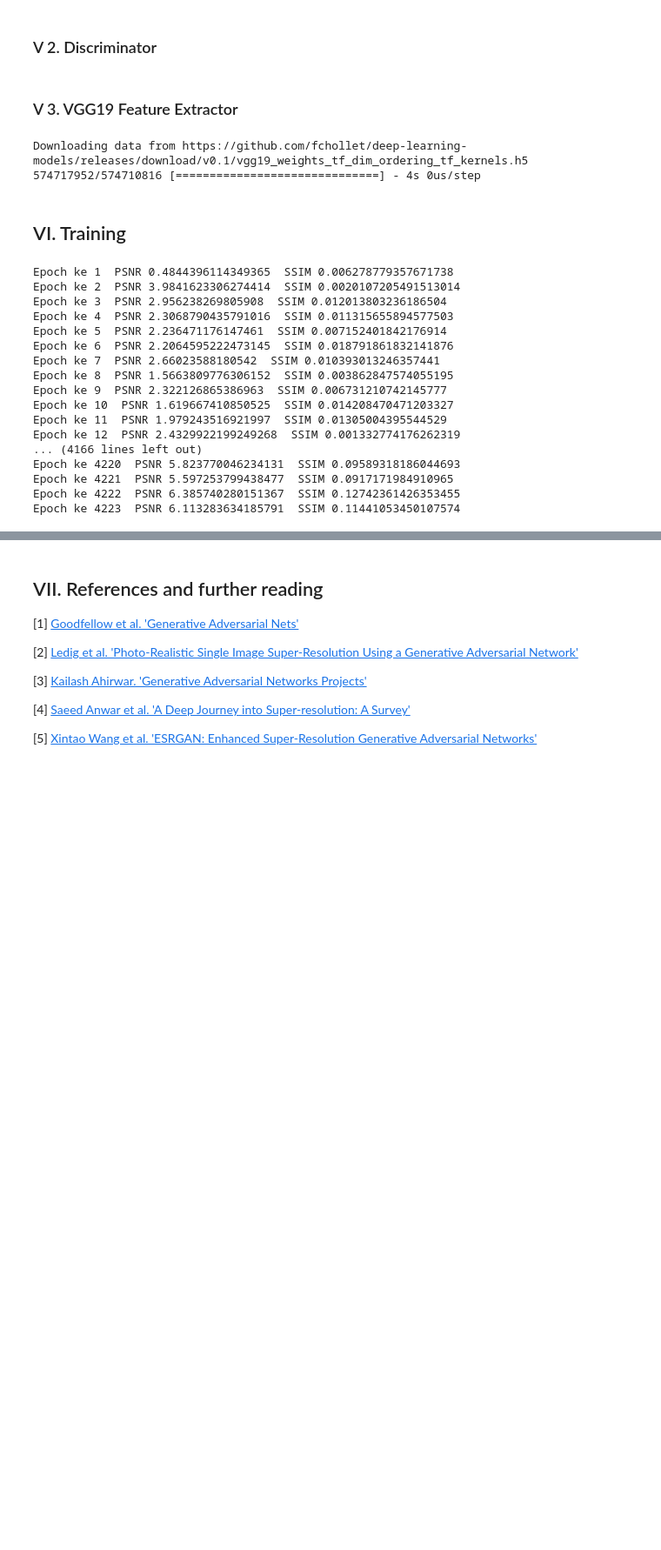
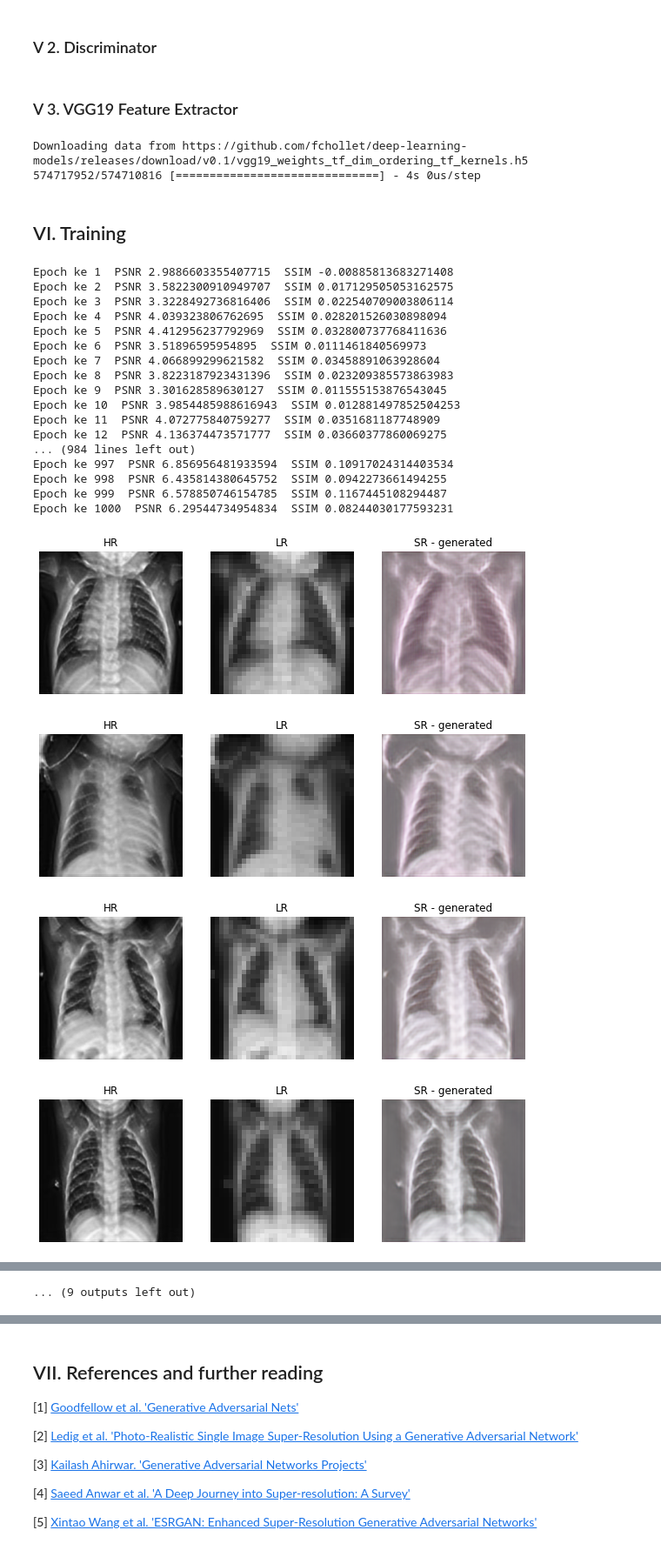
Before and after one commit to mmasdar/SR-GANs-for-Medical-Image, a Jupyter notebook: srgan-for-enhancing-oct-image-resolution.ipynb, the cells around one changed output, grey strips where cells are left out. Shown at 87% size. Drawn from its saved outputs; the diff is of its cells as text; code cells hidden in the pictures; blank space fills up the shorter version.

Commit message:
SRGAN for Enhancing CXR image resolution | Version 2

```diff
--- a/srgan-for-enhancing-oct-image-resolution.ipynb
+++ b/srgan-for-enhancing-oct-image-resolution.ipynb
@@ -98,13 +98,13 @@ VAL_PATH = r'/kaggle/input/generated-images-xray/'
 TEST_PATH = r'/kaggle/input/generated-images-xray/'
 data_path = TRAIN_PATH
 
-epochs = 5000
+epochs = 5
 
 # batch size equals to 8 (due to RAM limits)
 batch_size = 8
 
 # define the shape of low resolution image (LR)
-low_resolution_shape = (64, 64, 3)
+low_resolution_shape = (32, 32, 3)
 
 # define the shape of high resolution image (HR)
 high_resolution_shape = (256, 256, 3)
@@ -543,7 +618,7 @@ ssim = {'ssim_quality': []}
 # %%
 # training loop
 
-for epoch in range(epochs):
+for epoch in range(1000):
 
     d_history = []
     g_history = []
@@ -553,7 +628,6 @@ for epoch in range(epochs):
     """
     Train the discriminator network
     """
-
     hr_images, lr_images = sample_images(image_list,
                                          batch_size=batch_size,
                                          low_resolution_shape=low_resolution_shape,
@@ -612,48 +686,51 @@ for epoch in range(epochs):
     ssim['ssim_quality'].append(ss)
 
     data_ke = epoch + 1
     print("Epoch ke {}  PSNR {}  SSIM {}".format(data_ke, ps.numpy(), ss.numpy()))
 
 
 
     """
         save and print image samples
     """
-
     if epoch % 50 == 0:
 
         hr_images, lr_images = sample_images(image_list,
                                              batch_size=batch_size,
                                              low_resolution_shape=low_resolution_shape,
                                              high_resolution_shape=high_resolution_shape)
 
 
         # normalize the images
         hr_images = hr_images / 127.5 - 1.
         lr_images = lr_images / 127.5 - 1.
 
 
         generated_images = generator.predict_on_batch(lr_images)
 
         for index, img in enumerate(generated_images):
             if index < 1:   # comment this line to display all the images
                 save_images(hr_images[index], lr_images[index], img,
                             path="/kaggle/working/img_{}_{}".format(epoch, index))
 # %% [output]
-Epoch ke 1  PSNR 0.4844396114349365  SSIM 0.006278779357671738
-Epoch ke 2  PSNR 3.9841623306274414  SSIM 0.0020107205491513014
-Epoch ke 3  PSNR 2.956238269805908  SSIM 0.012013803236186504
-Epoch ke 4  PSNR 2.3068790435791016  SSIM 0.011315655894577503
-Epoch ke 5  PSNR 2.236471176147461  SSIM 0.007152401842176914
-Epoch ke 6  PSNR 2.2064595222473145  SSIM 0.018791861832141876
-Epoch ke 7  PSNR 2.66023588180542  SSIM 0.010393013246357441
-Epoch ke 8  PSNR 1.5663809776306152  SSIM 0.003862847574055195
-Epoch ke 9  PSNR 2.322126865386963  SSIM 0.006731210742145777
-Epoch ke 10  PSNR 1.619667410850525  SSIM 0.014208470471203327
-Epoch ke 11  PSNR 1.979243516921997  SSIM 0.01305004395544529
-Epoch ke 12  PSNR 2.4329922199249268  SSIM 0.001332774176262319
-... (4166 lines left out)
-Epoch ke 4220  PSNR 5.823770046234131  SSIM 0.09589318186044693
-Epoch ke 4221  PSNR 5.597253799438477  SSIM 0.0917171984910965
-Epoch ke 4222  PSNR 6.385740280151367  SSIM 0.12742361426353455
-Epoch ke 4223  PSNR 6.113283634185791  SSIM 0.11441053450107574
+Epoch ke 1  PSNR 2.9886603355407715  SSIM -0.00885813683271408
+Epoch ke 2  PSNR 3.5822300910949707  SSIM 0.017129505053162575
+Epoch ke 3  PSNR 3.3228492736816406  SSIM 0.022540709003806114
+Epoch ke 4  PSNR 4.039323806762695  SSIM 0.028201526030898094
+Epoch ke 5  PSNR 4.412956237792969  SSIM 0.032800737768411636
+Epoch ke 6  PSNR 3.51896595954895  SSIM 0.0111461840569973
+Epoch ke 7  PSNR 4.066899299621582  SSIM 0.03458891063928604
+Epoch ke 8  PSNR 3.8223187923431396  SSIM 0.023209385573863983
+Epoch ke 9  PSNR 3.301628589630127  SSIM 0.011555153876543045
+Epoch ke 10  PSNR 3.9854485988616943  SSIM 0.012881497852504253
+Epoch ke 11  PSNR 4.072775840759277  SSIM 0.0351681187748909
+Epoch ke 12  PSNR 4.136374473571777  SSIM 0.03660377860069275
+... (984 lines left out)
+Epoch ke 997  PSNR 6.856956481933594  SSIM 0.10917024314403534
+Epoch ke 998  PSNR 6.435814380645752  SSIM 0.0942273661494255
+Epoch ke 999  PSNR 6.578850746154785  SSIM 0.1167445108294487
+Epoch ke 1000  PSNR 6.29544734954834  SSIM 0.08244030177593231
+[figure, added]
+[figure, added]
+[figure, added]
+[figure, added]
@@ -660,3 +744,4 @@ Epoch ke 4223  PSNR 6.113283634185791  SSIM 0.11441053450107574
+... (9 outputs left out)
 # %%
 # plots - post training
 plot_loss(losses)
```
Also changed, not shown: parts of 7 cells of this notebook.
